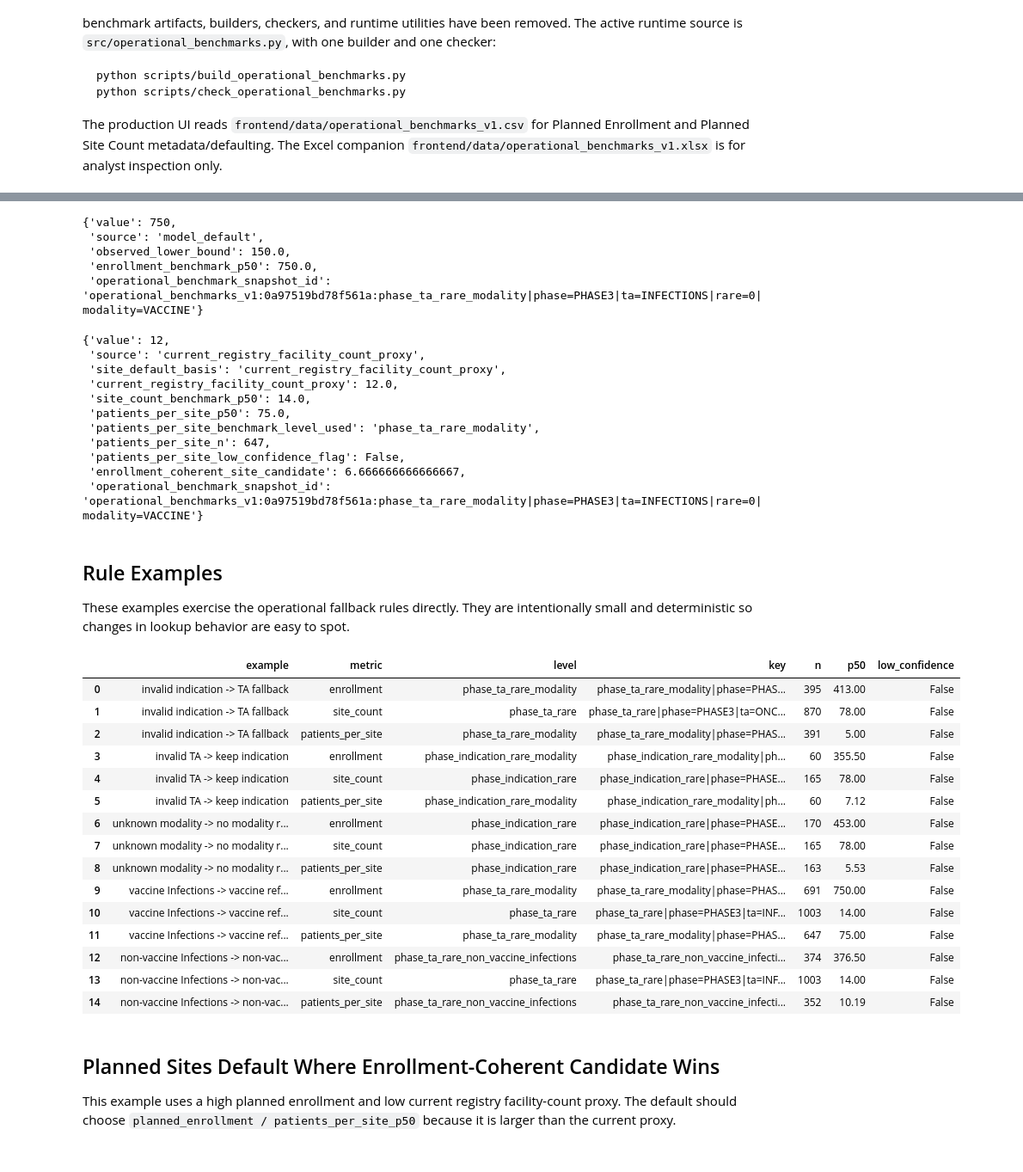
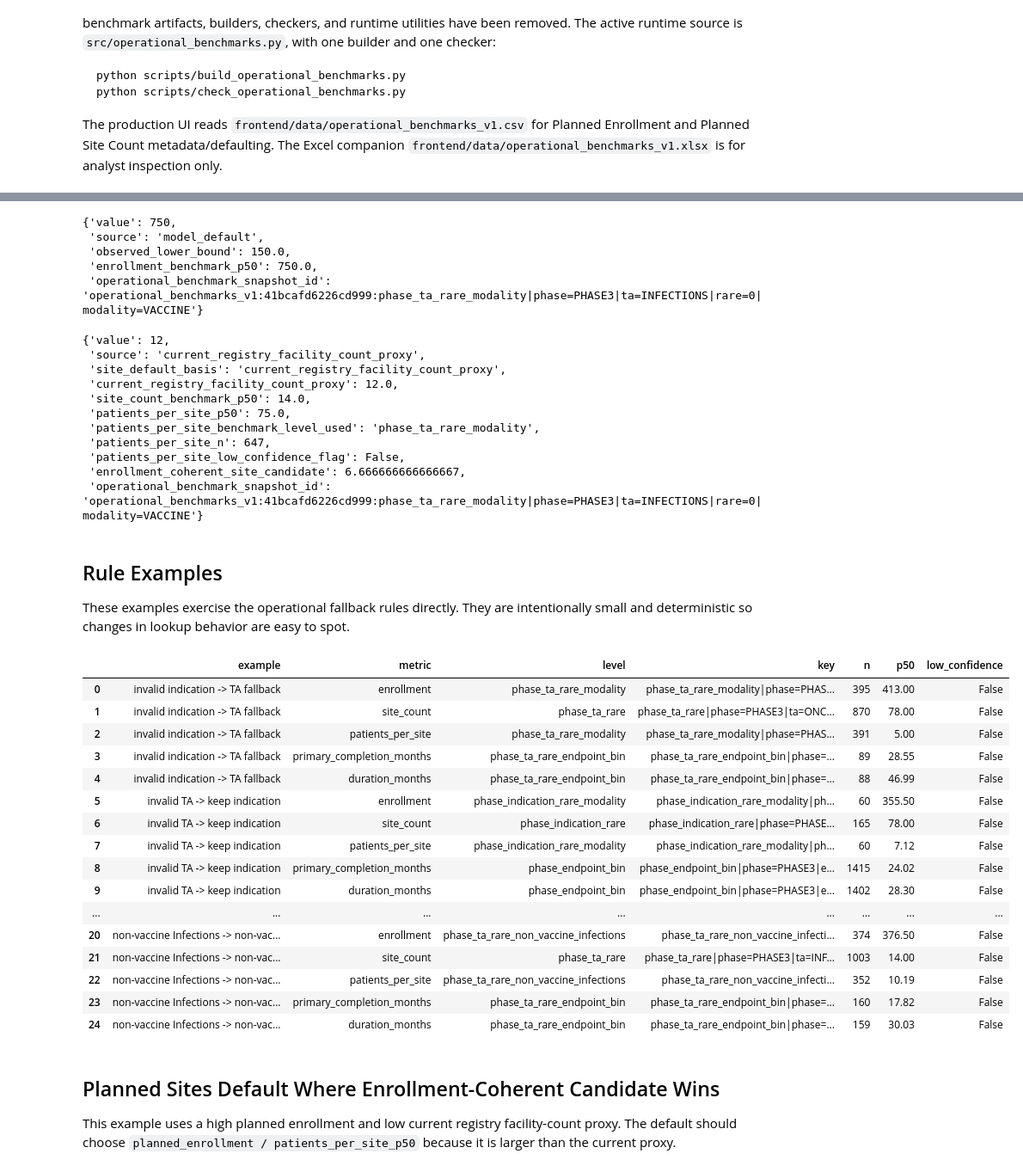
Before and after one commit to delaunan/clintrialpredict, a Jupyter notebook: notebooks/estimation.ipynb, the cells around one changed output, grey strips where cells are left out. Shown at 86% size. Cells and saved outputs as stored; diff of their text form; code cells hidden in the pictures.

Commit message:
Add duration operational benchmark foundation

```diff
--- a/notebooks/estimation.ipynb
+++ b/notebooks/estimation.ipynb
@@ -160,13 +157,14 @@ example_snapshot = {
     "therapeutic_area": "INFECTIONS",
     "is_rare_disease_ml": 0,
     "therapeutic_modality_ui": "VACCINE",
+    "primary_duration_months_ml": 9,
 }
 
 {
     metric: opb.lookup_operational_benchmark(example_snapshot, benchmarks, metric_prefix=metric)[
         ["benchmark_level_used", f"{metric}_n", f"{metric}_p50", f"{metric}_low_confidence_flag"]
     ].to_dict()
-    for metric in ("enrollment", "site_count", "patients_per_site")
+    for metric in ("enrollment", "site_count", "patients_per_site", "primary_completion_months", "duration_months")
 }
 # %% [output]
 {'enrollment': {'benchmark_level_used': 'phase_ta_rare_modality',
@@ -208,7 +222,7 @@ opb.planned_enrollment_default_from_operational_benchmark(
  'source': 'model_default',
  'observed_lower_bound': 150.0,
  'enrollment_benchmark_p50': 750.0,
- 'operational_benchmark_snapshot_id': 'operational_benchmarks_v1:0a97519bd78f561a:phase_ta_rare_modality|phase=PHASE3|ta=INFECTIONS|rare=0|modality=VACCINE'}
+ 'operational_benchmark_snapshot_id': 'operational_benchmarks_v1:41bcafd6226cd999:phase_ta_rare_modality|phase=PHASE3|ta=INFECTIONS|rare=0|modality=VACCINE'}
 # %%
 opb.planned_sites_default_from_operational_benchmark(
     example_snapshot,
@@ -228,7 +242,7 @@ opb.planned_sites_default_from_operational_benchmark(
  'patients_per_site_n': 647,
  'patients_per_site_low_confidence_flag': False,
  'enrollment_coherent_site_candidate': 6.666666666666667,
- 'operational_benchmark_snapshot_id': 'operational_benchmarks_v1:0a97519bd78f561a:phase_ta_rare_modality|phase=PHASE3|ta=INFECTIONS|rare=0|modality=VACCINE'}
+ 'operational_benchmark_snapshot_id': 'operational_benchmarks_v1:41bcafd6226cd999:phase_ta_rare_modality|phase=PHASE3|ta=INFECTIONS|rare=0|modality=VACCINE'}
 # %% [markdown]
 ## Rule Examples
 
@@ -236,7 +250,7 @@ These examples exercise the operational fallback rules directly. They are intent
 # %%
 def summarize_lookup(label, snapshot):
     rows = []
-    for metric in ("enrollment", "site_count", "patients_per_site"):
+    for metric in ("enrollment", "site_count", "patients_per_site", "primary_completion_months", "duration_months"):
         row = opb.lookup_operational_benchmark(snapshot, benchmarks, metric_prefix=metric)
         rows.append({
             "example": label,
@@ -258,6 +272,7 @@ rule_examples = [
             "therapeutic_area": "ONCOLOGY",
             "is_rare_disease_ml": 0,
             "therapeutic_modality_ui": "SMALL MOLECULE",
+            "primary_duration_months_ml": 9,
         },
     ),
     (
@@ -268,6 +283,7 @@ rule_examples = [
             "therapeutic_area": "UNCLASSIFIED",
             "is_rare_disease_ml": 0,
             "therapeutic_modality_ui": "SMALL MOLECULE",
+            "primary_duration_months_ml": 9,
         },
     ),
     (
@@ -278,48 +294,52 @@ rule_examples = [
             "therapeutic_area": "ONCOLOGY",
             "is_rare_disease_ml": 0,
             "therapeutic_modality_ui": "UNKNOWN",
+            "primary_duration_months_ml": 9,
         },
     ),
     (
         "vaccine Infections -> vaccine refinement",
         {
             "phase": "PHASE3",
             "gbd_cause_id_3_ml": 302,
             "therapeutic_area": "INFECTIONS",
             "is_rare_disease_ml": 0,
             "therapeutic_modality_ui": "VACCINE",
+            "primary_duration_months_ml": 9,
         },
     ),
     (
         "non-vaccine Infections -> non-vaccine fallback",
         {
             "phase": "PHASE3",
             "gbd_cause_id_3_ml": 302,
             "therapeutic_area": "INFECTIONS",
             "is_rare_disease_ml": 0,
             "therapeutic_modality_ui": "BIOLOGIC MAB",
+            "primary_duration_months_ml": 9,
         },
     ),
 ]
 
 pd.DataFrame([row for label, snapshot in rule_examples for row in summarize_lookup(label, snapshot)])
 # %% [output]
 |  | example | metric | level | key | n | p50 | low_confidence |
 | 0 | invalid indication -> TA fallback | enrollment | phase_ta_rare_modality | phase_ta_rare_modality|phase=PHAS... | 395 | 413.00 | False |
 | 1 | invalid indication -> TA fallback | site_count | phase_ta_rare | phase_ta_rare|phase=PHASE3|ta=ONC... | 870 | 78.00 | False |
 | 2 | invalid indication -> TA fallback | patients_per_site | phase_ta_rare_modality | phase_ta_rare_modality|phase=PHAS... | 391 | 5.00 | False |
-| 3 | invalid TA -> keep indication | enrollment | phase_indication_rare_modality | phase_indication_rare_modality|ph... | 60 | 355.50 | False |
-| 4 | invalid TA -> keep indication | site_count | phase_indication_rare | phase_indication_rare|phase=PHASE... | 165 | 78.00 | False |
-| 5 | invalid TA -> keep indication | patients_per_site | phase_indication_rare_modality | phase_indication_rare_modality|ph... | 60 | 7.12 | False |
-| 6 | unknown modality -> no modality r... | enrollment | phase_indication_rare | phase_indication_rare|phase=PHASE... | 170 | 453.00 | False |
-| 7 | unknown modality -> no modality r... | site_count | phase_indication_rare | phase_indication_rare|phase=PHASE... | 165 | 78.00 | False |
-| 8 | unknown modality -> no modality r... | patients_per_site | phase_indication_rare | phase_indication_rare|phase=PHASE... | 163 | 5.53 | False |
-| 9 | vaccine Infections -> vaccine ref... | enrollment | phase_ta_rare_modality | phase_ta_rare_modality|phase=PHAS... | 691 | 750.00 | False |
-| 10 | vaccine Infections -> vaccine ref... | site_count | phase_ta_rare | phase_ta_rare|phase=PHASE3|ta=INF... | 1003 | 14.00 | False |
-| 11 | vaccine Infections -> vaccine ref... | patients_per_site | phase_ta_rare_modality | phase_ta_rare_modality|phase=PHAS... | 647 | 75.00 | False |
-| 12 | non-vaccine Infections -> non-vac... | enrollment | phase_ta_rare_non_vaccine_infections | phase_ta_rare_non_vaccine_infecti... | 374 | 376.50 | False |
-| 13 | non-vaccine Infections -> non-vac... | site_count | phase_ta_rare | phase_ta_rare|phase=PHASE3|ta=INF... | 1003 | 14.00 | False |
-| 14 | non-vaccine Infections -> non-vac... | patients_per_site | phase_ta_rare_non_vaccine_infections | phase_ta_rare_non_vaccine_infecti... | 352 | 10.19 | False |
+| 3 | invalid indication -> TA fallback | primary_completion_months | phase_ta_rare_endpoint_bin | phase_ta_rare_endpoint_bin|phase=... | 89 | 28.55 | False |
+| 4 | invalid indication -> TA fallback | duration_months | phase_ta_rare_endpoint_bin | phase_ta_rare_endpoint_bin|phase=... | 88 | 46.99 | False |
+| 5 | invalid TA -> keep indication | enrollment | phase_indication_rare_modality | phase_indication_rare_modality|ph... | 60 | 355.50 | False |
+| 6 | invalid TA -> keep indication | site_count | phase_indication_rare | phase_indication_rare|phase=PHASE... | 165 | 78.00 | False |
+| 7 | invalid TA -> keep indication | patients_per_site | phase_indication_rare_modality | phase_indication_rare_modality|ph... | 60 | 7.12 | False |
+| 8 | invalid TA -> keep indication | primary_completion_months | phase_endpoint_bin | phase_endpoint_bin|phase=PHASE3|e... | 1415 | 24.02 | False |
+| 9 | invalid TA -> keep indication | duration_months | phase_endpoint_bin | phase_endpoint_bin|phase=PHASE3|e... | 1402 | 28.30 | False |
+| ... | ... | ... | ... | ... | ... | ... | ... |
+| 20 | non-vaccine Infections -> non-vac... | enrollment | phase_ta_rare_non_vaccine_infections | phase_ta_rare_non_vaccine_infecti... | 374 | 376.50 | False |
+| 21 | non-vaccine Infections -> non-vac... | site_count | phase_ta_rare | phase_ta_rare|phase=PHASE3|ta=INF... | 1003 | 14.00 | False |
+| 22 | non-vaccine Infections -> non-vac... | patients_per_site | phase_ta_rare_non_vaccine_infections | phase_ta_rare_non_vaccine_infecti... | 352 | 10.19 | False |
+| 23 | non-vaccine Infections -> non-vac... | primary_completion_months | phase_ta_rare_endpoint_bin | phase_ta_rare_endpoint_bin|phase=... | 160 | 17.82 | False |
+| 24 | non-vaccine Infections -> non-vac... | duration_months | phase_ta_rare_endpoint_bin | phase_ta_rare_endpoint_bin|phase=... | 159 | 30.03 | False |
 # %% [markdown]
 ## Planned Sites Default Where Enrollment-Coherent Candidate Wins
 
```
Also changed, not shown: parts of 15 cells of this notebook, 12 other files.
